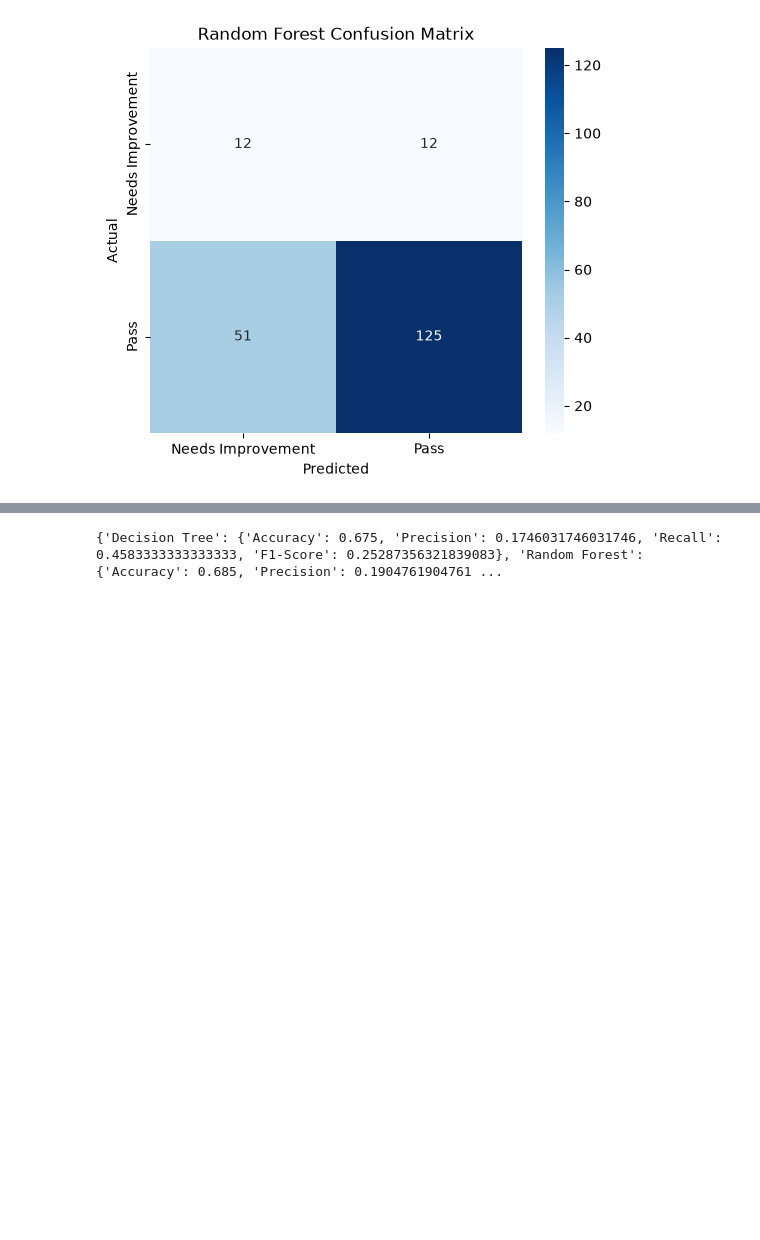
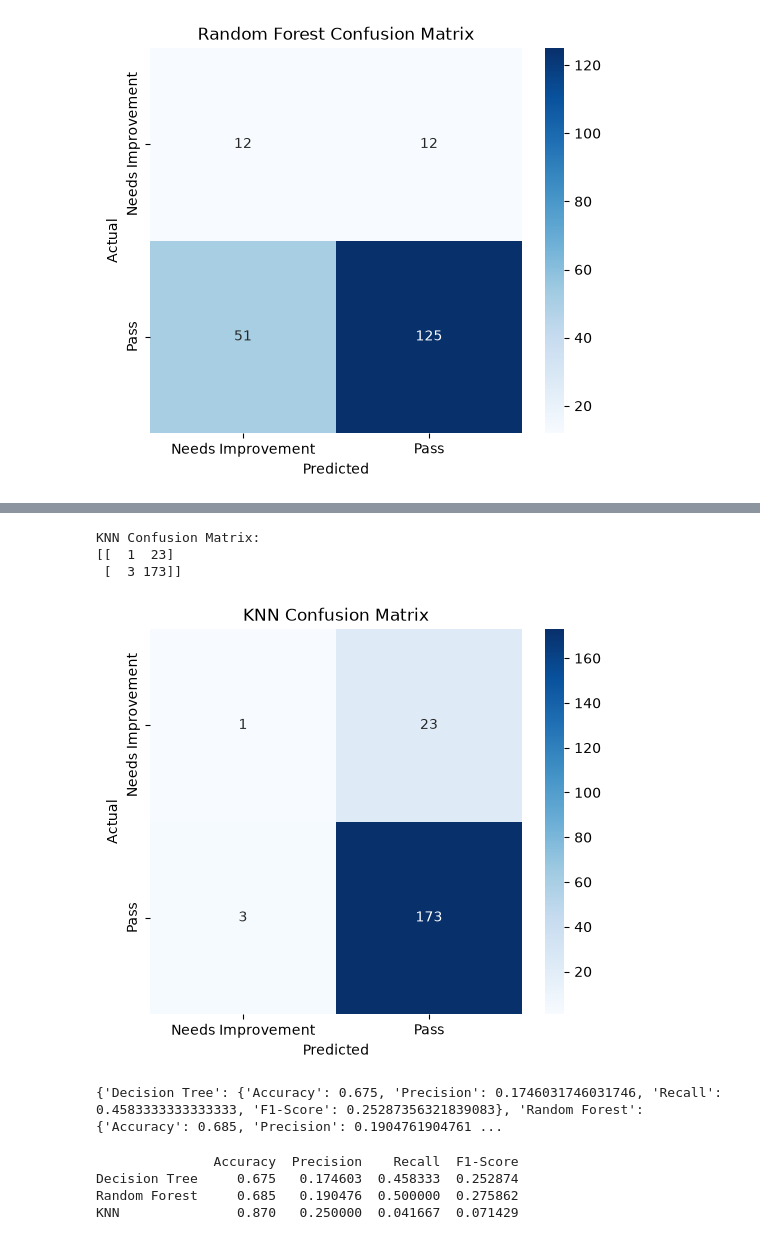
Before and after one commit to SakithmaVorandi/UOG0423057_DataScience_MiniProject, a Jupyter notebook: notebooks/main.ipynb, the cells around one changed output, grey strips where cells are left out. Drawn from its saved outputs; the diff is of its cells as text; code cells hidden in the pictures; blank space fills up the shorter version.

```diff
--- a/notebooks/main.ipynb
+++ b/notebooks/main.ipynb
@@ -986,0 +1055,10 @@ plt.show()
+# %%
+# Find the K value with the highest F1-score
+# for the "Needs Improvement" class.
+
+best_k = knn_results_df.loc[
+    knn_results_df["F1-Score"].idxmax(),
+    "K"
+]
+
+print("Best K:", best_k)
@@ -986,0 +1094,6 @@ plt.show()
+# %%
+# Make predictions using the final KNN model.
+
+y_pred_knn = knn_model.predict(
+    X_test_encoded
+)
@@ -987,3 +1166,38 @@ plt.show()
+# %%
+# Create the KNN confusion matrix.
+
+knn_cm = confusion_matrix(
+    y_test,
+    y_pred_knn
+)
+
+print("KNN Confusion Matrix:")
+print(knn_cm)
+# %% [output]
+KNN Confusion Matrix:
+[[  1  23]
+ [  3 173]]
+# %%
+# Visualize the KNN confusion matrix.
+
+plt.figure(figsize=(6, 5))
+
+sns.heatmap(
+    knn_cm,
+    annot=True,
+    fmt="d",
+    cmap="Blues",
+    xticklabels=["Needs Improvement", "Pass"],
+    yticklabels=["Needs Improvement", "Pass"]
+)
+
+plt.title("KNN Confusion Matrix")
+plt.xlabel("Predicted")
+plt.ylabel("Actual")
+
+plt.show()
+# %% [output]
+[figure, added]
 # %%
 # Recording results for future decision making
 
@@ -1011,3 +1234,14 @@ model_results["Random Forest"] = {
 print(model_results)
 # %% [output]
 {'Decision Tree': {'Accuracy': 0.675, 'Precision': 0.1746031746031746, 'Recall': 0.4583333333333333, 'F1-Score': 0.25287356321839083}, 'Random Forest': {'Accuracy': 0.685, 'Precision': 0.1904761904761 ...
+# %%
+# Convert the model results dictionary into a DataFrame.
+
+model_comparison = pd.DataFrame(model_results).T
+
+print(model_comparison)
+# %% [output]
+               Accuracy  Precision    Recall  F1-Score
+Decision Tree     0.675   0.174603  0.458333  0.252874
+Random Forest     0.685   0.190476  0.500000  0.275862
+KNN               0.870   0.250000  0.041667  0.071429
```
Also changed, not shown: parts of 9 cells of this notebook.
